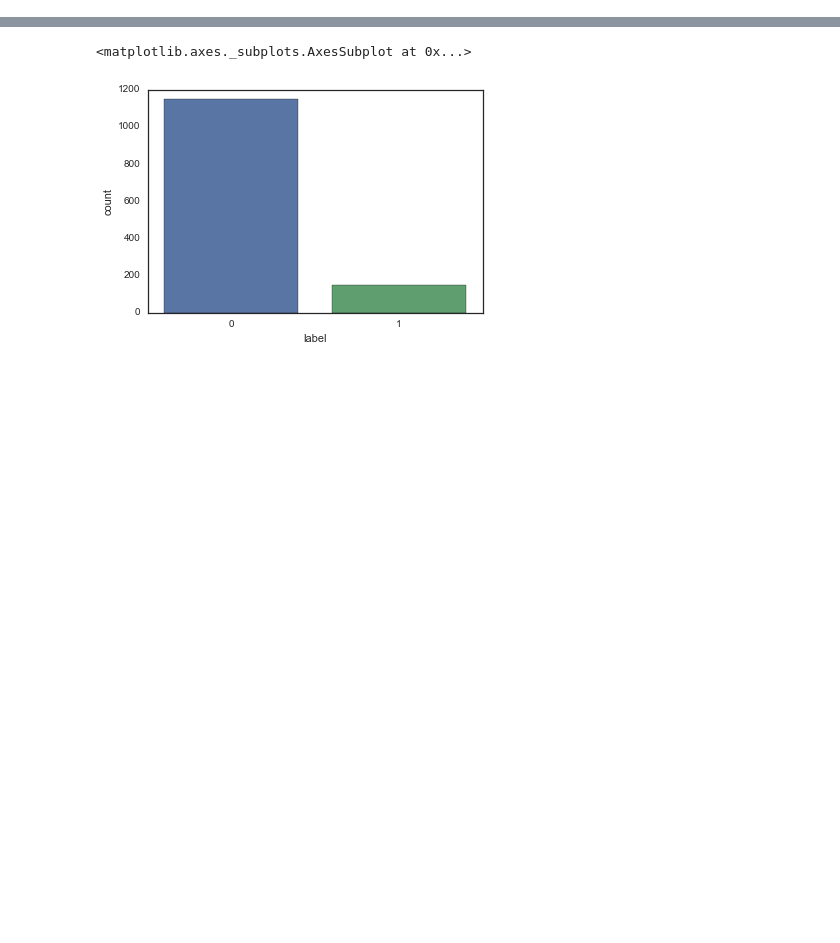
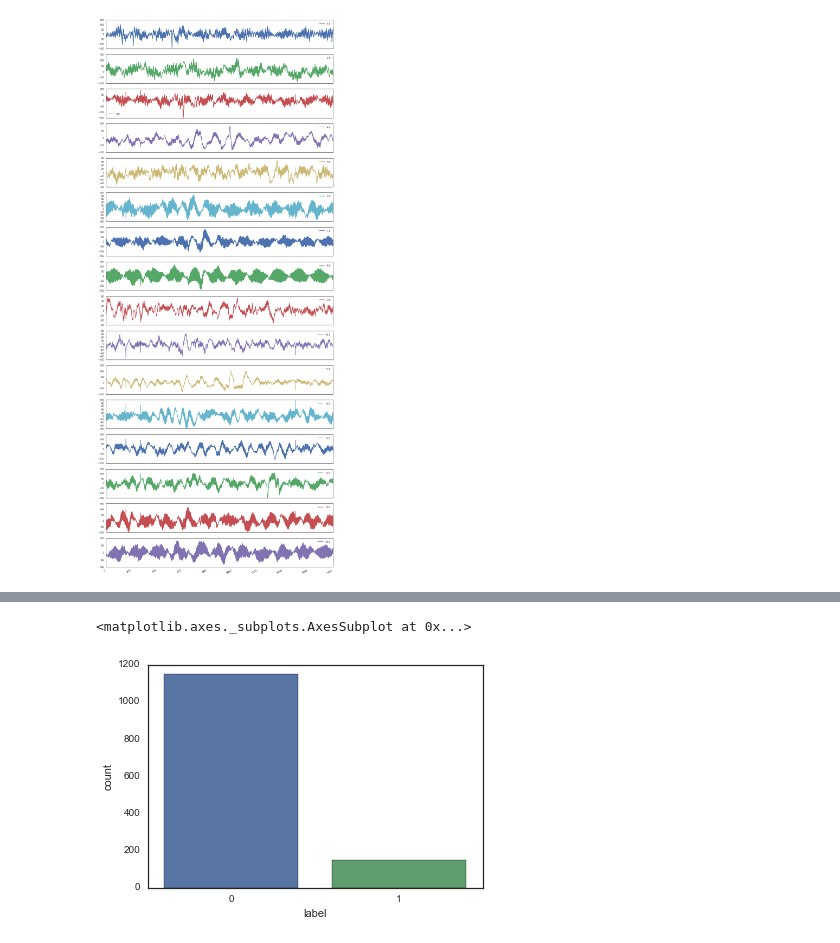
Before and after one commit to A-Jacobson/iEEG_Seizure_Prediction, a Jupyter notebook: EDA.ipynb, the cells around one changed output, grey strips where cells are left out. Saved outputs shown, nothing was run; the diff lists cells and outputs as text; code cells hidden in the pictures; blank space fills up the shorter version.

```diff
--- a/EDA.ipynb
+++ b/EDA.ipynb
@@ -37,3 +43,8 @@ plt.show()
+# %%
+df2[0:1800].plot(subplots=True, figsize=(15,40))
+plt.show()
+# %% [output]
+[figure, added]
 # %%
 fig = plt.figure()
 
```
Also changed, not shown: parts of 36 cells of this notebook, 3 other files.
